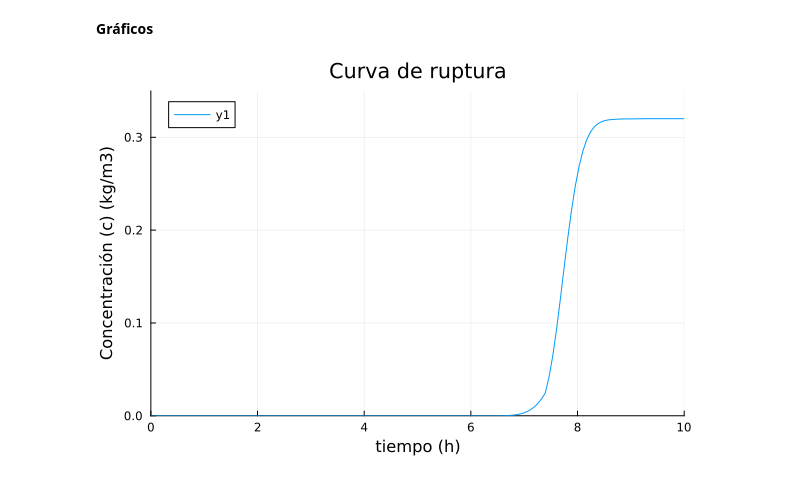
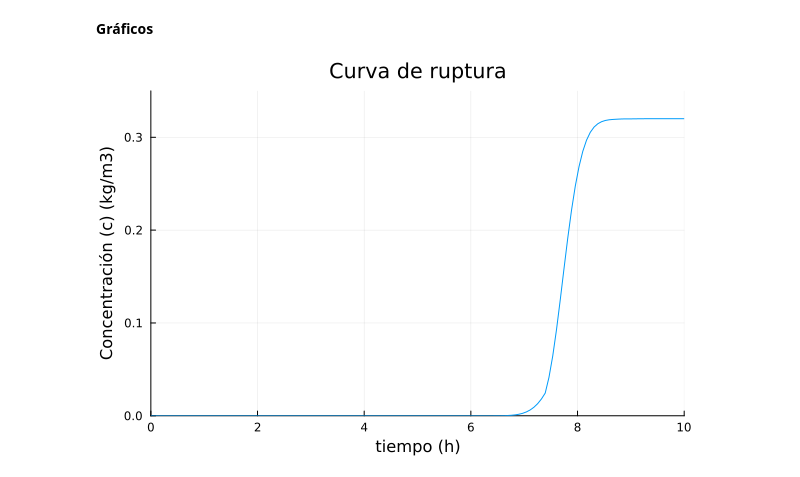
Before and after one commit to JorgeBegazo/IPRE-INVIERNO-2025, a Jupyter notebook: Ads_real.ipynb, the cells around one changed output. Cells and saved outputs as stored; diff of their text form; code cells hidden in the pictures.

```diff
--- a/Ads_real.ipynb
+++ b/Ads_real.ipynb
@@ -169,15 +151,15 @@ c_out = [c[i][end] for i in 1:length(c)]; #Para curva de ruptura
 # %%
 #Curva de ruptura
 c_out = [c[i][end] for i in 1:length(c)]
 n = length(c_out);
 Δt = t_end/(n-1);
 t_axis = [Δt*i/3600 for i in 0:n-1]; #en horas
 
-plot(t_axis,c_out, xlimits=(0,10), ylimits=(0,0.35),title = "Curva de ruptura",
+plot(t_axis,c_out, xlimits=(0,10),legend = false , ylimits=(0,0.35),title = "Curva de ruptura",
 xlabel = "tiempo (h)", ylabel = "Concentración (c) (kg/m3)")
 #savefig("Curva_ruptura_c_2.pdf")
 # %% [output]
-[figure, old version]
+[figure, new version]
 # %%
 #Perfiles de Concentración a lo largo del lecho
 # Buscar 11 índices equidistanes en t_axis (h)
```
Also changed, not shown: parts of 2 cells of this notebook.
